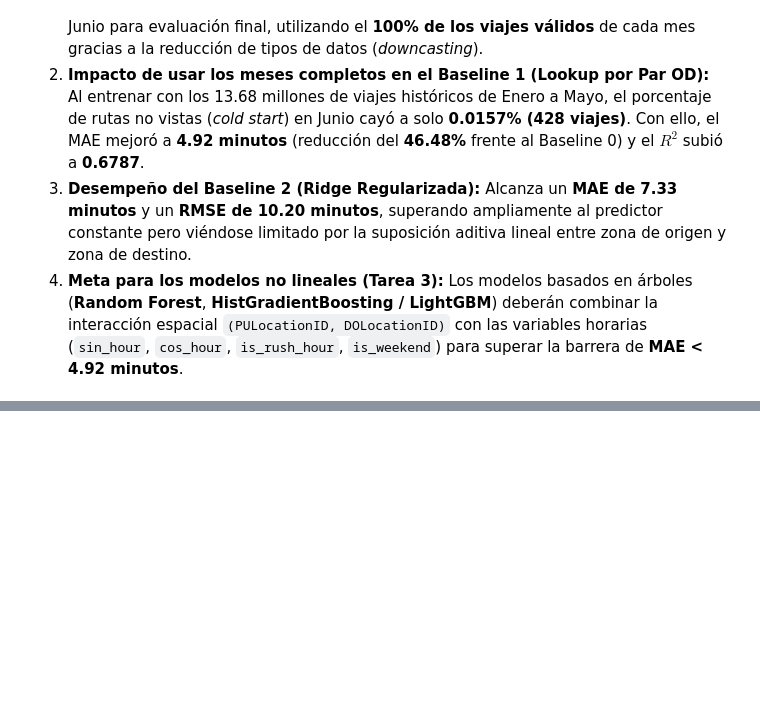
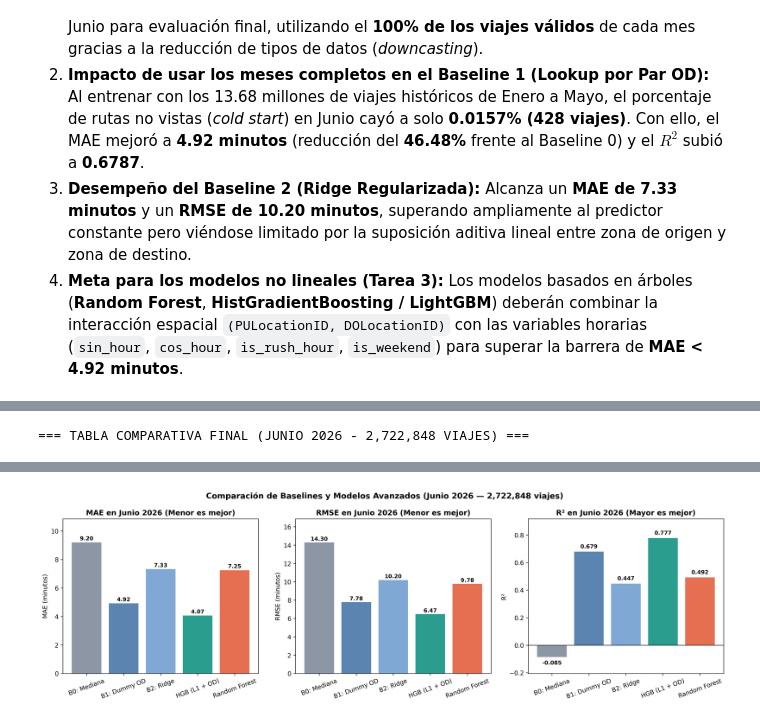
Before and after one commit to AxelPortal/MachineLearning_Proyecto, a Jupyter notebook: notebooks/03_modelos.ipynb, the cells around one changed output, grey strips where cells are left out. Saved outputs shown, nothing was run; the diff lists cells and outputs as text; code cells hidden in the pictures; blank space fills up the shorter version.

```diff
--- a/notebooks/03_modelos.ipynb
+++ b/notebooks/03_modelos.ipynb
@@ -182,7 +182,14 @@ metrics_output_path = os.path.join('..', 'outputs', 'metrics.json')
 if not os.path.exists(os.path.dirname(metrics_output_path)):
     metrics_output_path = os.path.join('outputs', 'metrics.json')
 
-save_metrics_json(all_baselines, metrics_output_path)
+existing_advanced = []
+if os.path.exists(metrics_output_path):
+    with open(metrics_output_path, 'r', encoding='utf-8') as f:
+        prev = json.load(f)
+    if isinstance(prev, list):
+        existing_advanced = [m for m in prev if not str(m.get('Modelo', '')).startswith('Baseline')]
+
+save_metrics_json(all_baselines + existing_advanced, metrics_output_path)
 print(f'Métricas guardadas exitosamente en {metrics_output_path}')
 # %% [output]
 === TABLA COMPARATIVA DE BASELINES (6 MESES COMPLETOS) ===
@@ -227,0 +248,27 @@ plt.show()
+# %%
+import json
+import sys
+sys.path.insert(0, os.path.abspath('..'))
+from src.train import BEST_MODEL_PATH, run_training_pipeline
+
+FORCE_RETRAIN = False
+if FORCE_RETRAIN or not os.path.exists(BEST_MODEL_PATH):
+    train_results = run_training_pipeline()
+
+with open(metrics_output_path, 'r', encoding='utf-8') as f:
+    all_metrics = json.load(f)
+
+df_final = metrics_to_dataframe(all_metrics)
+mae_b1 = float(df_final.loc[df_final['Modelo'].str.contains('Baseline 1'), 'MAE'].iloc[0])
+df_final['Mejora MAE vs B0 (%)'] = ((mae_base - df_final['MAE']) / mae_base * 100).round(2)
+df_final['Mejora MAE vs B1 (%)'] = ((mae_b1 - df_final['MAE']) / mae_b1 * 100).round(2)
+df_final = df_final.sort_values('MAE').reset_index(drop=True)
+print('=== TABLA COMPARATIVA FINAL (JUNIO 2026 - 2,722,848 VIAJES) ===')
+display(df_final)
+
+fig_path = os.path.join('..', 'reports', 'figures', 'comparacion_modelos.png')
+if os.path.exists(fig_path):
+    from IPython.display import Image
+    display(Image(filename=fig_path))
+# %% [output]
+=== TABLA COMPARATIVA FINAL (JUNIO 2026 - 2,722,848 VIAJES) ===
@@ -227,0 +281 @@ plt.show()
+[figure, added]
```
Also changed, not shown: parts of 3 cells of this notebook, 14 other files.
